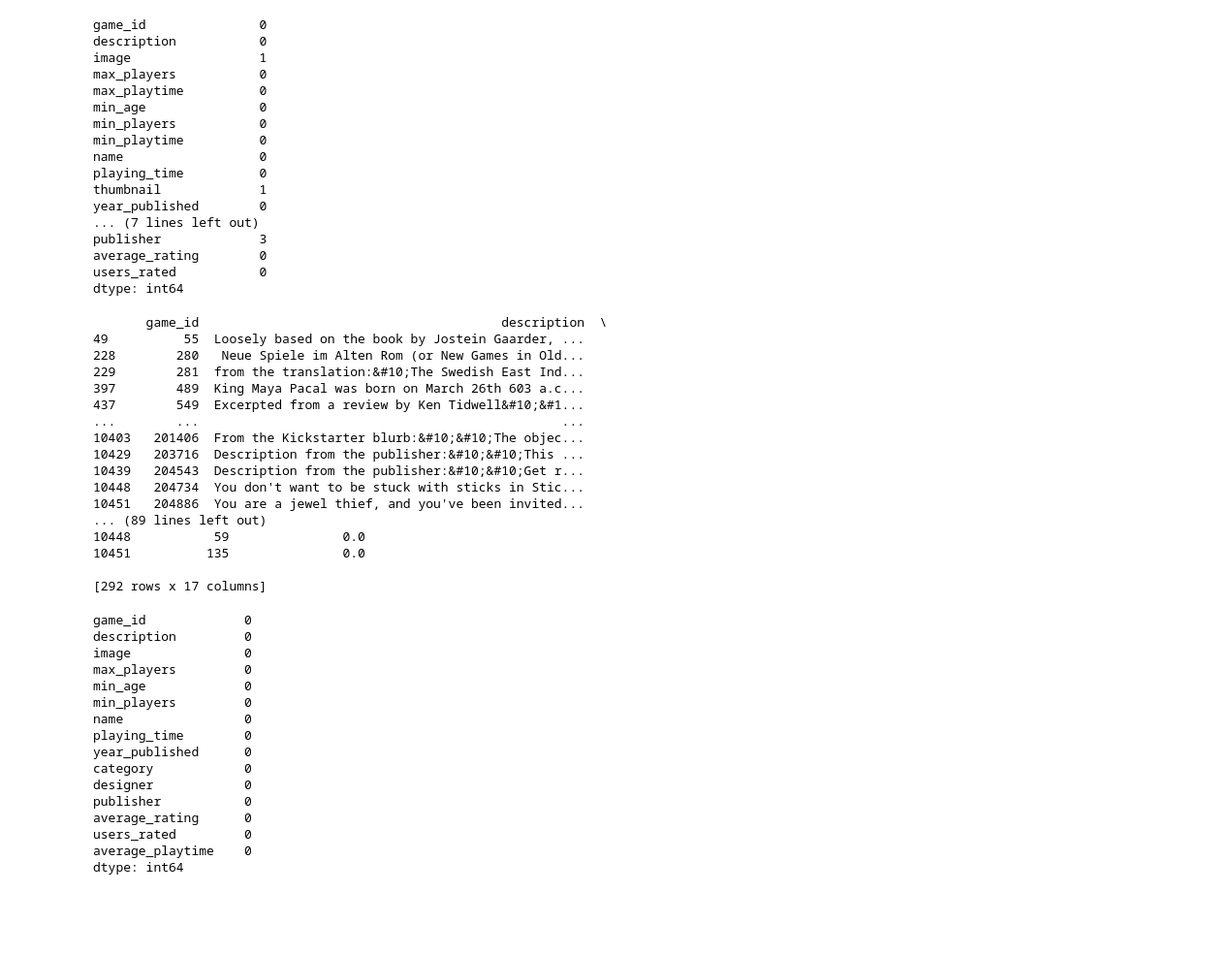
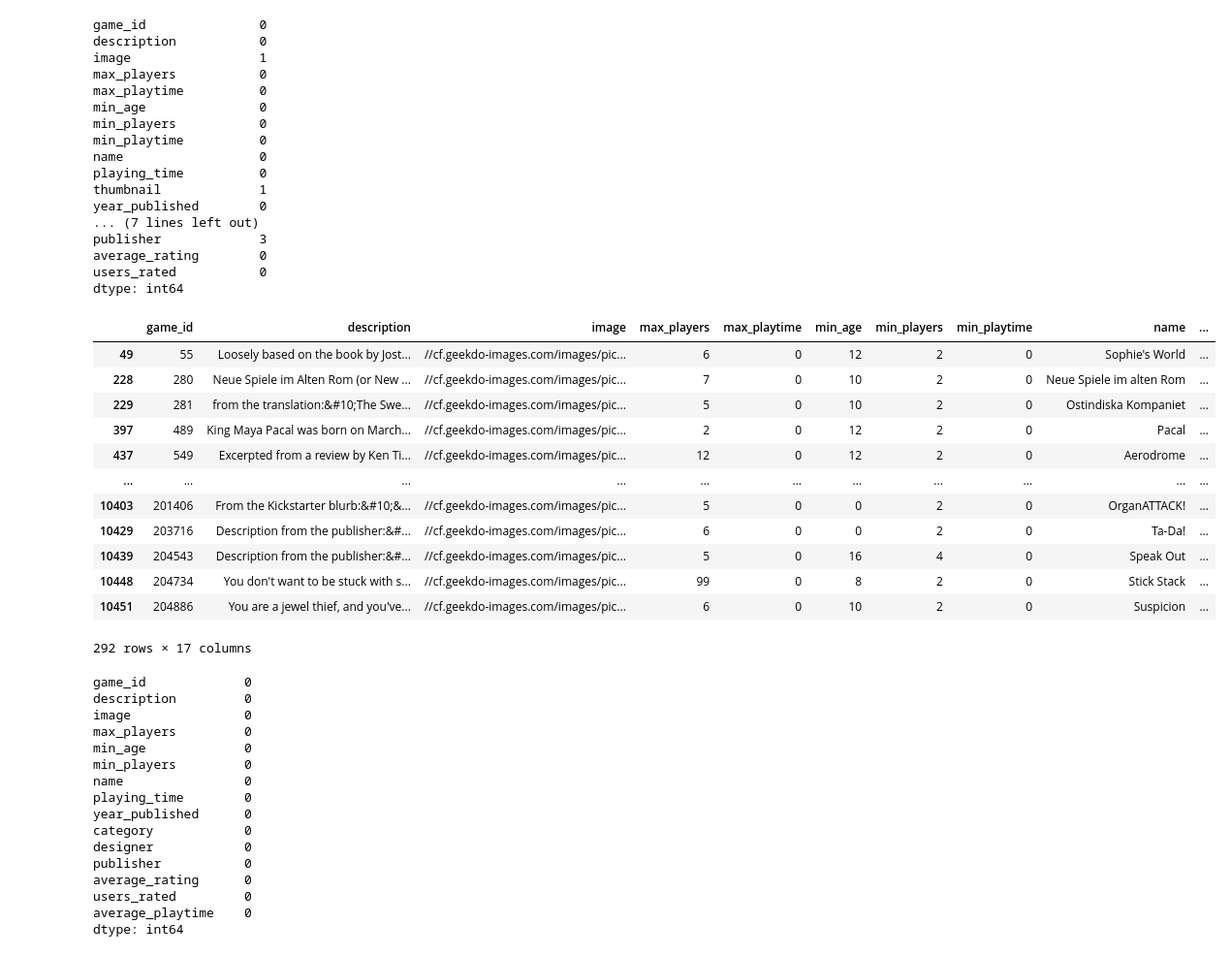
Before and after one commit to Albiinn/board-games-data-pre-processing, a Jupyter notebook: main.ipynb, the cells around one changed output. Shown at 97% size. Saved outputs shown, nothing was run; the diff lists cells and outputs as text; code cells hidden in the pictures; blank space fills up the shorter version.

```diff
--- a/main.ipynb
+++ b/main.ipynb
@@ -67,30 +67,26 @@ dataset['publisher'].fillna(dataset['designer'], inplace=True)
 # %%
 # Create a new column 'average_playtime'
 dataset['average_playtime'] = (dataset['min_playtime'] + dataset['max_playtime']) / 2
 
 # Find rows where 'average_playtime' is 0
 zero_average_playtime_rows = dataset[dataset['average_playtime'] == 0]
 
 # Display the rows with 'average_playtime' equal to 0
-print(zero_average_playtime_rows)
+zero_average_playtime_rows
 # %% [output]
+|  | game_id | description | image | max_players | max_playtime | min_age | min_players | min_playtime | name | ... |
+| 49 | 55 | Loosely based on the book by Jost... | //cf.geekdo-images.com/images/pic... | 6 | 0 | 12 | 2 | 0 | Sophie's World | ... |
+| 228 | 280 | Neue Spiele im Alten Rom (or New ... | //cf.geekdo-images.com/images/pic... | 7 | 0 | 10 | 2 | 0 | Neue Spiele im alten Rom | ... |
+| 229 | 281 | from the translation:&#10;The Swe... | //cf.geekdo-images.com/images/pic... | 5 | 0 | 10 | 2 | 0 | Ostindiska Kompaniet | ... |
+| 397 | 489 | King Maya Pacal was born on March... | //cf.geekdo-images.com/images/pic... | 2 | 0 | 12 | 2 | 0 | Pacal | ... |
+| 437 | 549 | Excerpted from a review by Ken Ti... | //cf.geekdo-images.com/images/pic... | 12 | 0 | 12 | 2 | 0 | Aerodrome | ... |
+| ... | ... | ... | ... | ... | ... | ... | ... | ... | ... | ... |
+| 10403 | 201406 | From the Kickstarter blurb:&#10;&... | //cf.geekdo-images.com/images/pic... | 5 | 0 | 0 | 2 | 0 | OrganATTACK! | ... |
+| 10429 | 203716 | Description from the publisher:&#... | //cf.geekdo-images.com/images/pic... | 6 | 0 | 0 | 2 | 0 | Ta-Da! | ... |
+| 10439 | 204543 | Description from the publisher:&#... | //cf.geekdo-images.com/images/pic... | 5 | 0 | 16 | 4 | 0 | Speak Out | ... |
+| 10448 | 204734 | You don't want to be stuck with s... | //cf.geekdo-images.com/images/pic... | 99 | 0 | 8 | 2 | 0 | Stick Stack | ... |
+| 10451 | 204886 | You are a jewel thief, and you've... | //cf.geekdo-images.com/images/pic... | 6 | 0 | 10 | 2 | 0 | Suspicion | ... |
-       game_id                                        description  \
-49          55  Loosely based on the book by Jostein Gaarder, ...
-228        280   Neue Spiele im Alten Rom (or New Games in Old...
-229        281  from the translation:&#10;The Swedish East Ind...
-397        489  King Maya Pacal was born on March 26th 603 a.c...
-437        549  Excerpted from a review by Ken Tidwell&#10;&#1...
-...        ...                                                ...
-10403   201406  From the Kickstarter blurb:&#10;&#10;The objec...
-10429   203716  Description from the publisher:&#10;&#10;This ...
-10439   204543  Description from the publisher:&#10;&#10;Get r...
-10448   204734  You don't want to be stuck with sticks in Stic...
-10451   204886  You are a jewel thief, and you've been invited...
-... (89 lines left out)
-10448           59               0.0
-10451          135               0.0
-
-[292 rows x 17 columns]
+292 rows × 17 columns
 # %%
 # Deleting 'max_playtime' and 'min_playtime' column
 dataset = dataset.drop(['max_playtime', 'min_playtime'], axis = 1)
```
Also changed, not shown: parts of 4 cells of this notebook.
